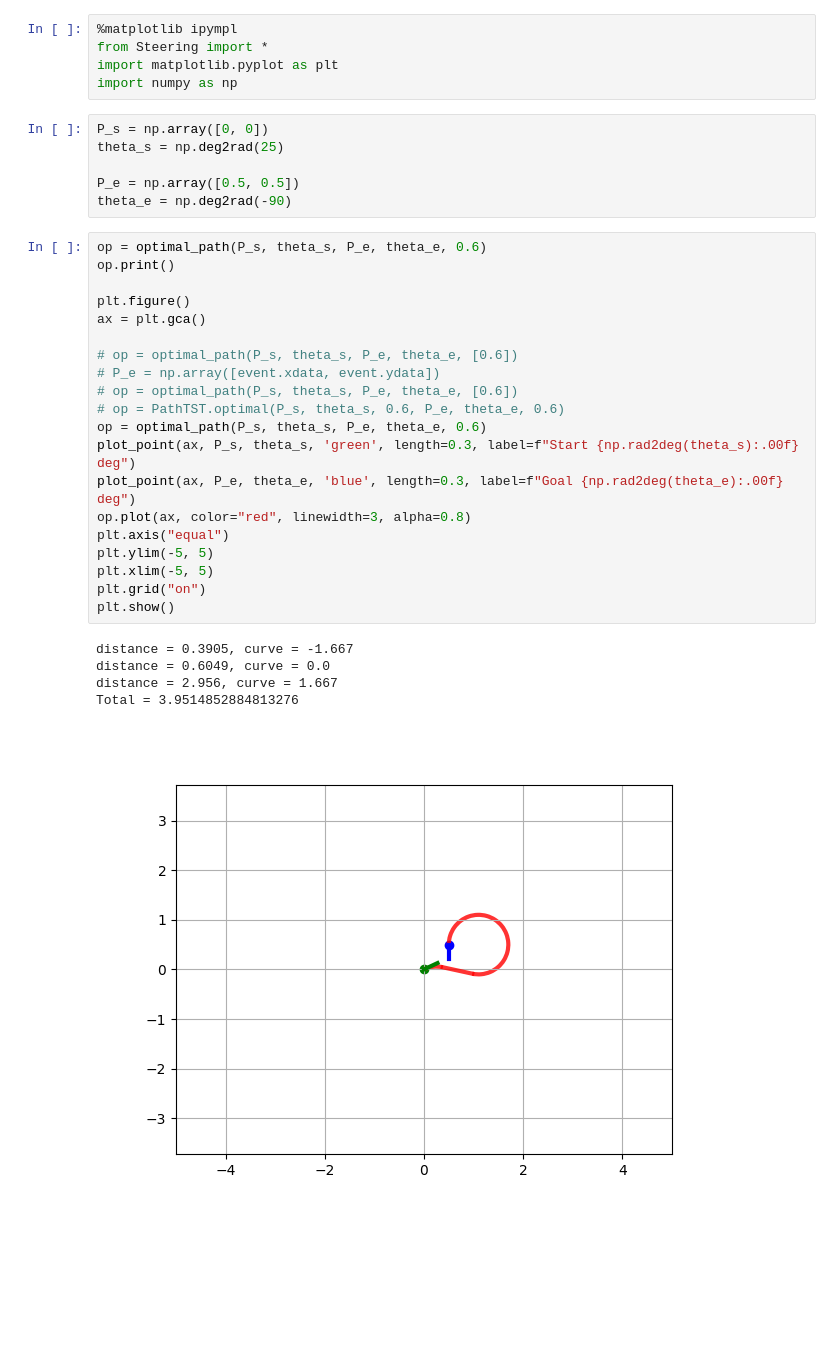
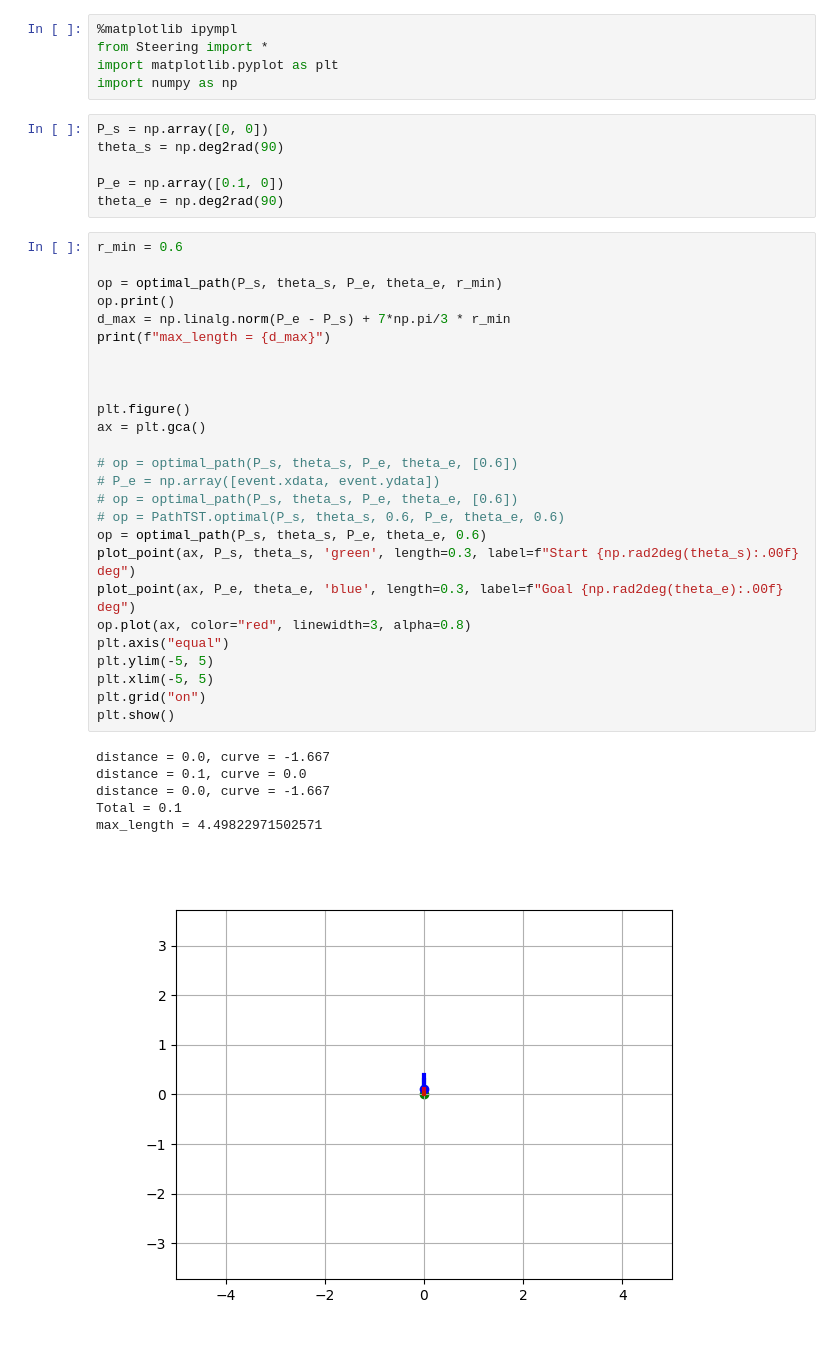
Before and after one commit to kianheus/PDM_Project_Group_28, a Jupyter notebook: Code/SteeringVis.ipynb, the cells around one changed output. Cells and saved outputs as stored; diff of their text form; blank space fills up the shorter version.

```diff
--- a/Code/SteeringVis.ipynb
+++ b/Code/SteeringVis.ipynb
@@ -5,36 +5,43 @@ import matplotlib.pyplot as plt
 import numpy as np
 # %%
 P_s = np.array([0, 0])
-theta_s = np.deg2rad(25)
+theta_s = np.deg2rad(90)
 
-P_e = np.array([0.5, 0.5])
-theta_e = np.deg2rad(-90)
+P_e = np.array([0.1, 0])
+theta_e = np.deg2rad(90)
 # %%
-op = optimal_path(P_s, theta_s, P_e, theta_e, 0.6)
+r_min = 0.6
+
+op = optimal_path(P_s, theta_s, P_e, theta_e, r_min)
 op.print()
+d_max = np.linalg.norm(P_e - P_s) + 7*np.pi/3 * r_min
+print(f"max_length = {d_max}")
+
+
 
 plt.figure()
 ax = plt.gca()
 
 # op = optimal_path(P_s, theta_s, P_e, theta_e, [0.6])
 # P_e = np.array([event.xdata, event.ydata])
 # op = optimal_path(P_s, theta_s, P_e, theta_e, [0.6])
 # op = PathTST.optimal(P_s, theta_s, 0.6, P_e, theta_e, 0.6)
 op = optimal_path(P_s, theta_s, P_e, theta_e, 0.6)
 plot_point(ax, P_s, theta_s, 'green', length=0.3, label=f"Start {np.rad2deg(theta_s):.00f} deg")
 plot_point(ax, P_e, theta_e, 'blue', length=0.3, label=f"Goal {np.rad2deg(theta_e):.00f} deg")
 op.plot(ax, color="red", linewidth=3, alpha=0.8)
 plt.axis("equal")
 plt.ylim(-5, 5)
 plt.xlim(-5, 5)
 plt.grid("on")
 plt.show()
 # %% [output]
-distance = 0.3905, curve = -1.667
-distance = 0.6049, curve = 0.0
-distance = 2.956, curve = 1.667
-Total = 3.9514852884813276
+distance = 0.0, curve = -1.667
+distance = 0.1, curve = 0.0
+distance = 0.0, curve = -1.667
+Total = 0.1
+max_length = 4.49822971502571
-[figure, old version]
+[figure, new version]
 # %%
 def draw(event):
     # plt.figure()
```
Also changed, not shown: parts of 2 cells of this notebook, 2 other files.
